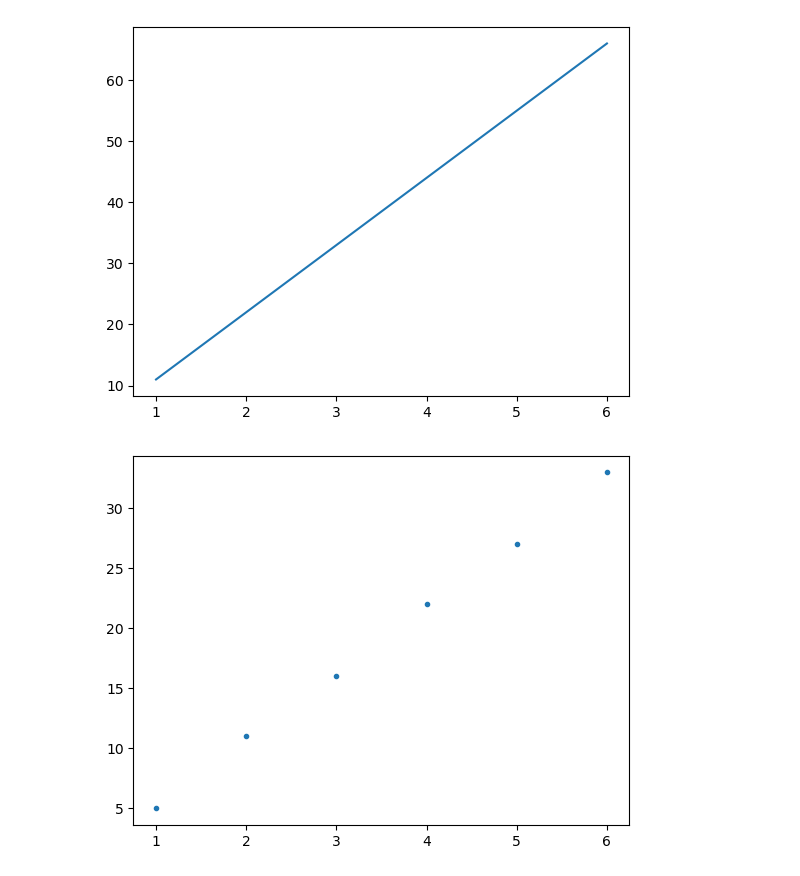
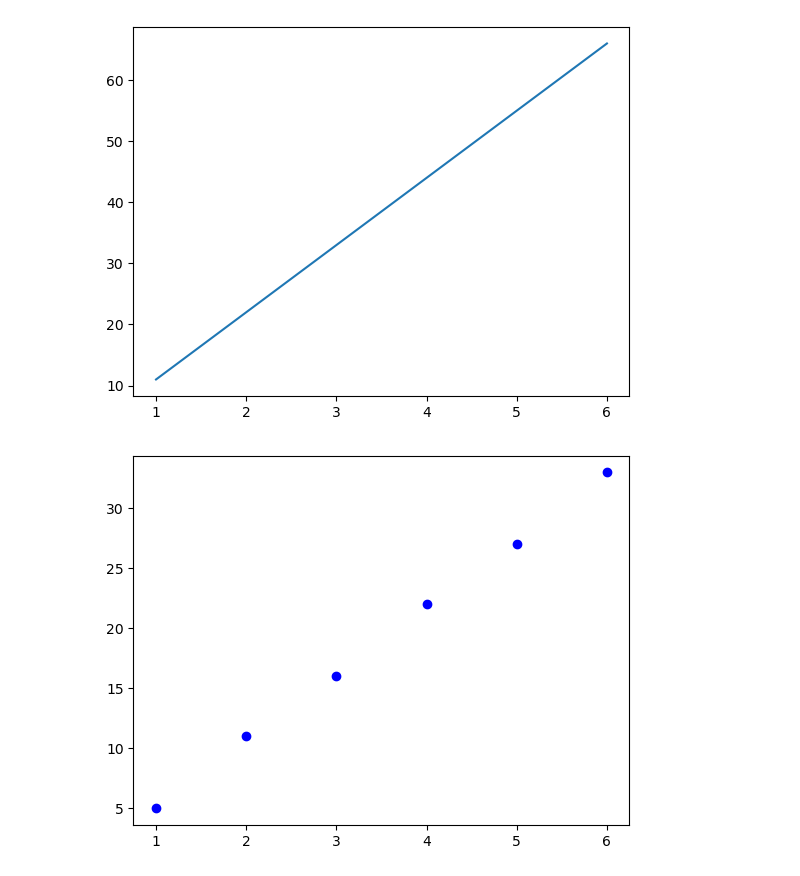
Before and after one commit to safeer-maker/Zero-to-Mastery-in-Machine-Learning, a Jupyter notebook: Matplotlib working.ipynb, the cells around one changed output. Saved outputs shown, nothing was run; the diff lists cells and outputs as text; code cells hidden in the pictures.

```diff
--- a/Matplotlib working.ipynb
+++ b/Matplotlib working.ipynb
@@ -54,6 +55,6 @@ plt.plot(arr[0],arr[1])
 [figure]
 # %%
 fig , ax = plt.subplots()
-ax.plot(arr[0],arr[1]//2,   '.');
+ax.plot(arr[0],arr[1]//2,   'bo');
 # %% [output]
-[figure, old version]
+[figure, new version]
```
Also changed, not shown: parts of 10 cells of this notebook, 1 other file.
